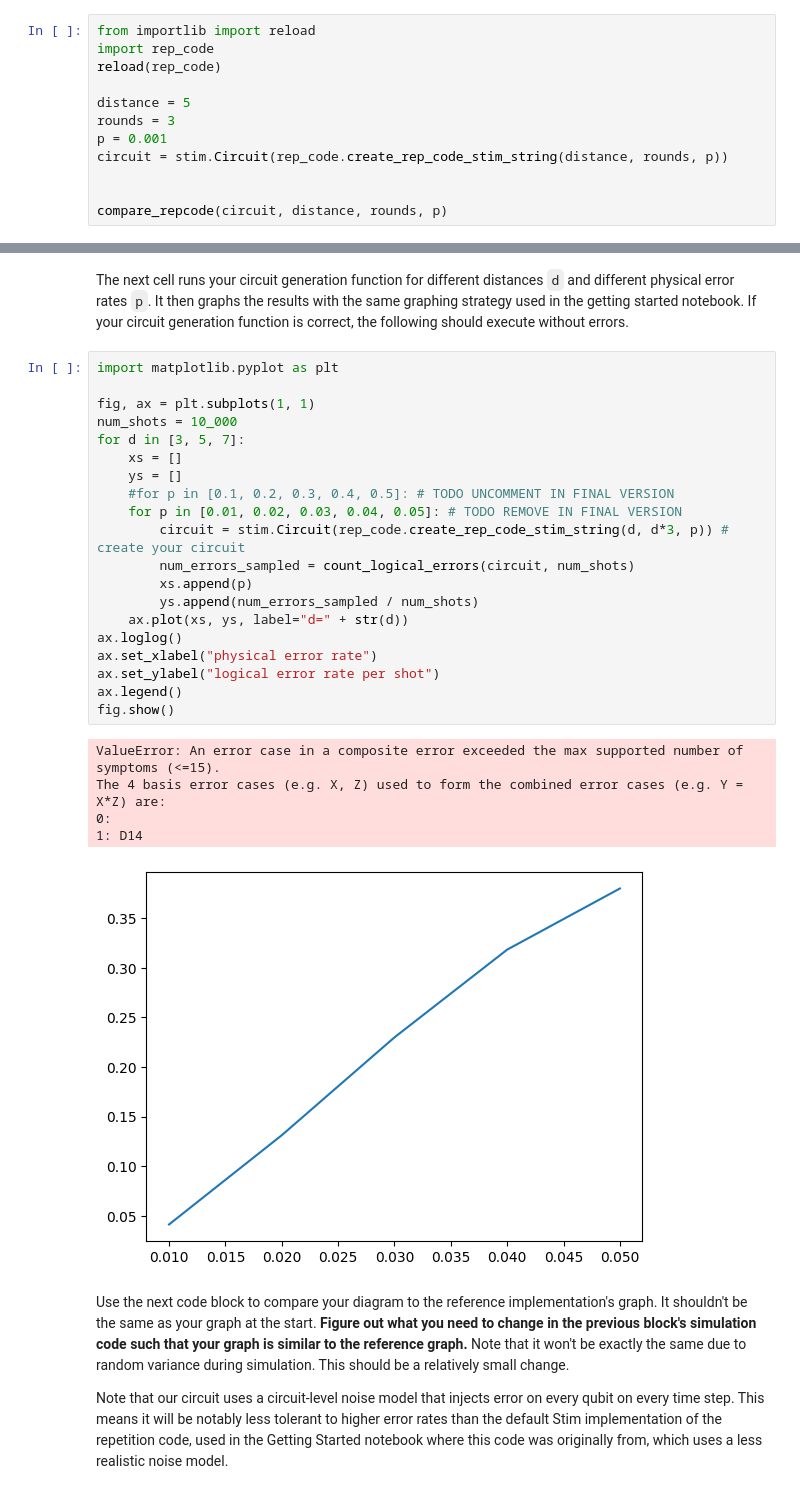
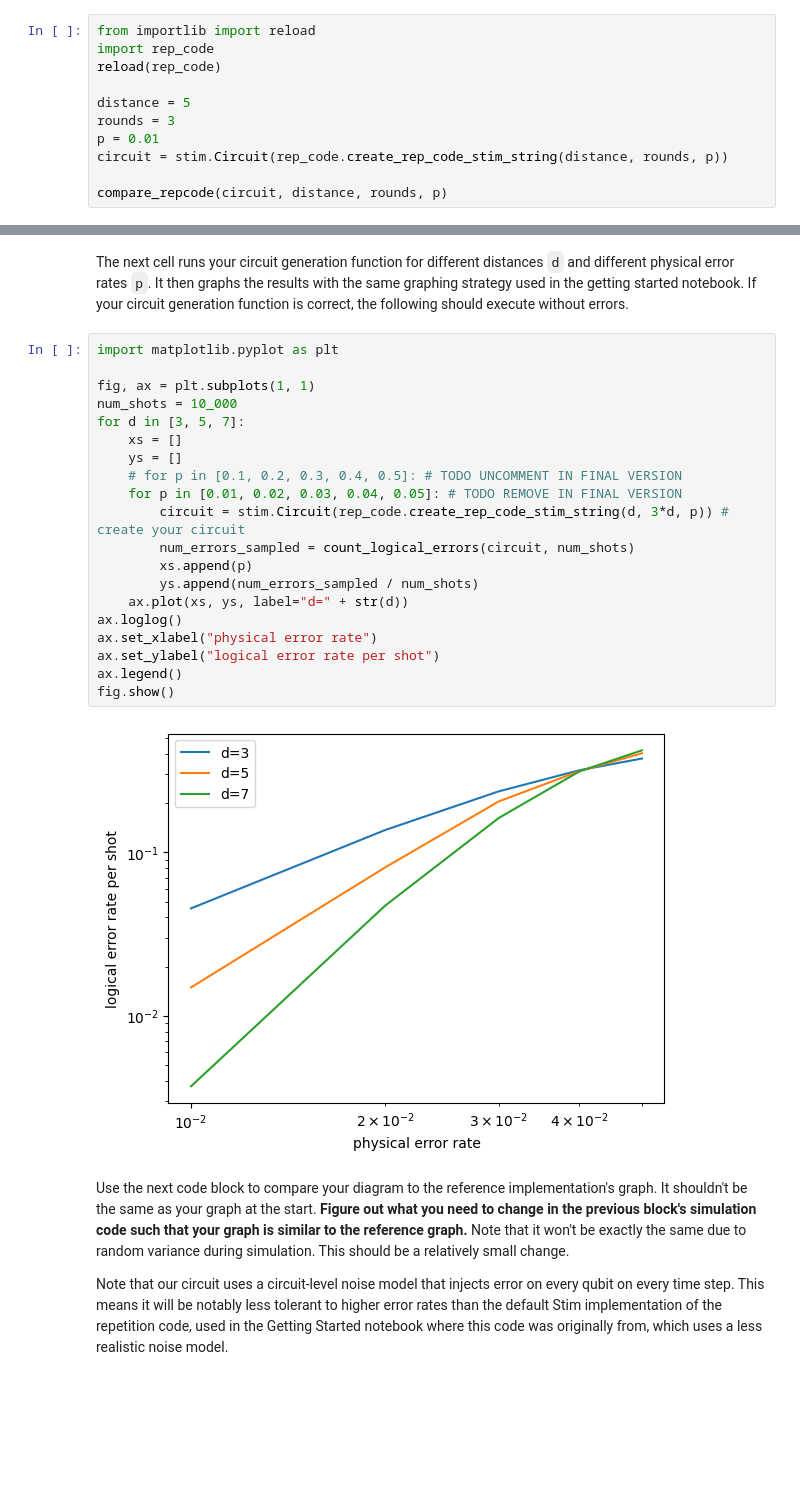
Before and after one commit to cezaris13/Quantum-error-correction, a Jupyter notebook: stim/Introduction to Stim Lab.ipynb, the cells around one changed output, grey strips where cells are left out. Saved outputs shown, nothing was run; the diff lists cells and outputs as text; blank space fills up the shorter version.

```diff
--- a/stim/Introduction to Stim Lab.ipynb
+++ b/stim/Introduction to Stim Lab.ipynb
@@ -151,10 +151,9 @@ reload(rep_code)
 
 distance = 5
 rounds = 3
-p = 0.001
+p = 0.01
 circuit = stim.Circuit(rep_code.create_rep_code_stim_string(distance, rounds, p))
 
-
 compare_repcode(circuit, distance, rounds, p)
 # %% [output]
 Your circuit's diagram (left) IS identical to the reference one (right).
@@ -216,29 +223,25 @@ The next cell runs your circuit generation function for different distances `d`
 # %%
 import matplotlib.pyplot as plt
 
 fig, ax = plt.subplots(1, 1)
 num_shots = 10_000
 for d in [3, 5, 7]:
     xs = []
     ys = []
-    #for p in [0.1, 0.2, 0.3, 0.4, 0.5]: # TODO UNCOMMENT IN FINAL VERSION
+    # for p in [0.1, 0.2, 0.3, 0.4, 0.5]: # TODO UNCOMMENT IN FINAL VERSION
     for p in [0.01, 0.02, 0.03, 0.04, 0.05]: # TODO REMOVE IN FINAL VERSION
-        circuit = stim.Circuit(rep_code.create_rep_code_stim_string(d, d*3, p)) # create your circuit
+        circuit = stim.Circuit(rep_code.create_rep_code_stim_string(d, 3*d, p)) # create your circuit
         num_errors_sampled = count_logical_errors(circuit, num_shots)
         xs.append(p)
         ys.append(num_errors_sampled / num_shots)
     ax.plot(xs, ys, label="d=" + str(d))
 ax.loglog()
 ax.set_xlabel("physical error rate")
 ax.set_ylabel("logical error rate per shot")
 ax.legend()
 fig.show()
 # %% [output]
-ValueError: An error case in a composite error exceeded the max supported number of symptoms (<=15).
-The 4 basis error cases (e.g. X, Z) used to form the combined error cases (e.g. Y = X*Z) are:
-0:
-1: D14
-[figure, old version]
+[figure, new version]
 # %% [markdown]
 Use the next code block to compare your diagram to the reference implementation's graph. It shouldn't be the same as your graph at the start. **Figure out what you need to change in the previous block's simulation code such that your graph is similar to the reference graph.** Note that it won't be exactly the same due to random variance during simulation. This should be a relatively small change.
 
```
Also changed, not shown: parts of 7 cells of this notebook.
